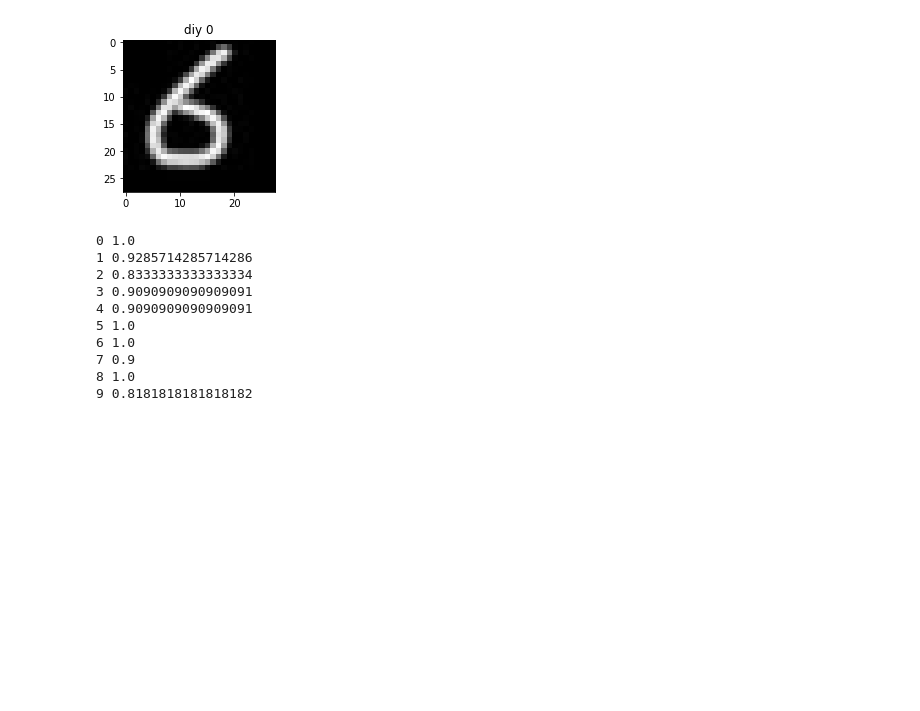
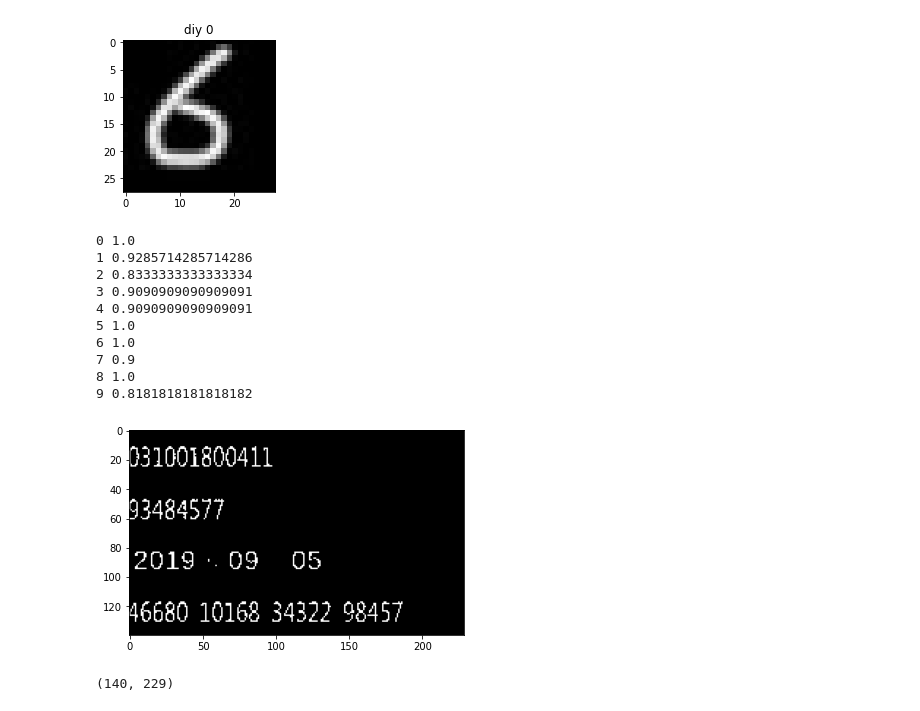
Before and after one commit to sonderlau/invoice_recognition, a Jupyter notebook: mnist.ipynb, the cells around one changed output. Cells and saved outputs as stored; diff of their text form; code cells hidden in the pictures; blank space fills up the shorter version.

```diff
--- a/mnist.ipynb
+++ b/mnist.ipynb
@@ -218,0 +221,37 @@ for i in range(10):
+# %%
+# 展示图片
+def img_show_array(a):
+    plt.imshow(a, cmap='gray')
+
+# 展示投影图， 输入参数arr是图片的二维数组，direction是x,y轴
+def show_shadow(arr, direction = 'x'):
+
+    a_max = max(arr)
+    if direction == 'x': # x轴方向的投影
+        a_shadow = np.zeros((a_max, len(arr)), dtype=int)
+        for i in range(0,len(arr)):
+            if arr[i] == 0:
+                continue
+            for j in range(0, arr[i]):
+                a_shadow[j][i] = 255
+    elif direction == 'y': # y轴方向的投影
+        a_shadow = np.zeros((len(arr),a_max), dtype=int)
+        for i in range(0,len(arr)):
+            if arr[i] == 0:
+                continue
+            for j in range(0, arr[i]):
+                a_shadow[i][j] = 255
+
+    plt.imshow(a_shadow)
+# %%
+img = cv2.imread('./out/gray-no-title.jpg', cv2.IMREAD_GRAYSCALE)
+
+ret,img_threshed=cv2.threshold(img, 95, 255, 1)
+
+img_show_array(img_threshed)
+# %% [output]
+[figure, added]
+# %%
+img_threshed.shape
+# %% [output]
+(140, 229)
```
Also changed, not shown: parts of 6 cells of this notebook, 9 other files.
